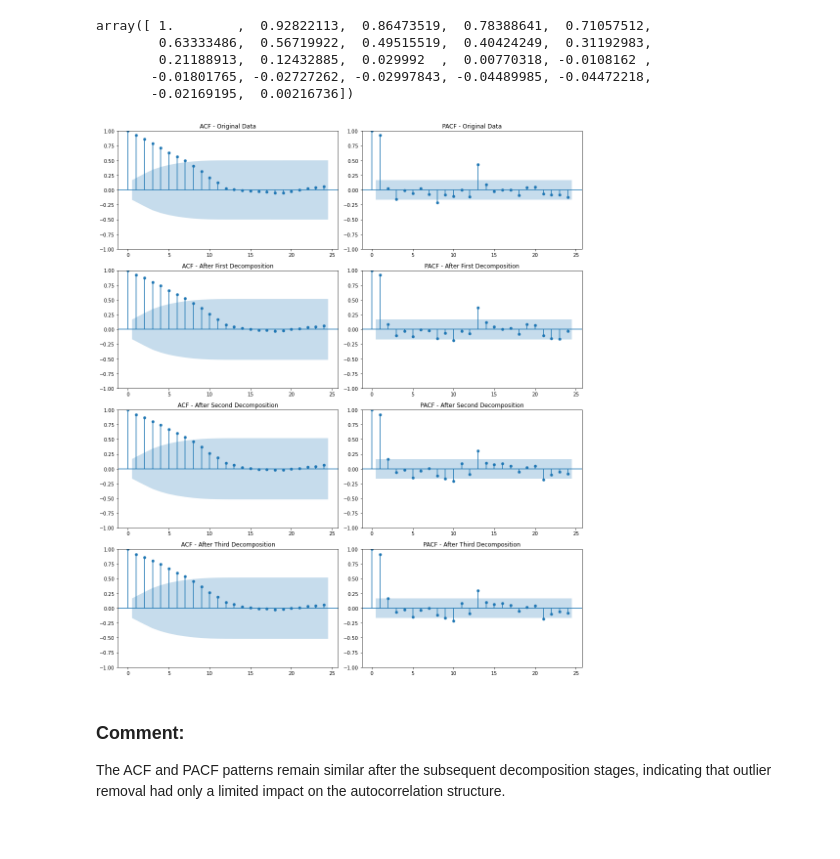
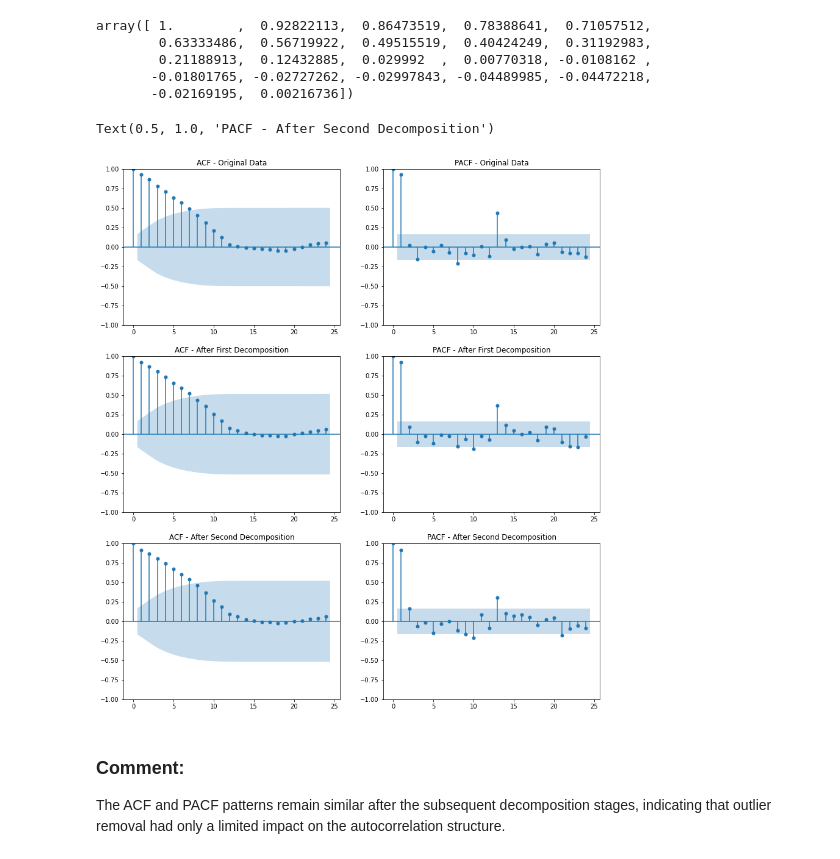
Before and after one commit to EmiliaKowalczyk/Mentoring-program, a Jupyter notebook: Statistics_Algorithms_Practice/task-03-Time_Series_Modeling/Time_Series_Modeling_Practice.ipynb, the cells around one changed output. Drawn from its saved outputs; the diff is of its cells as text; code cells hidden in the pictures.

```diff
--- a/Statistics_Algorithms_Practice/task-03-Time_Series_Modeling/Time_Series_Modeling_Practice.ipynb
+++ b/Statistics_Algorithms_Practice/task-03-Time_Series_Modeling/Time_Series_Modeling_Practice.ipynb
@@ -215,2 +206,0 @@ plt.axhline(upper_3, color='r');
-# %%
-y['is_outlier_3'] = ((residuals_3 < lower_3) | (residuals_3 > upper_3))
@@ -225,3 +206,0 @@ rolling_mean_clean_2 = close_without_outliers_clean_2.rolling(6, min_periods=1).
-# %%
-y['Close_clean_3'] = y['Close_clean_2'].copy()
-y.loc[y['is_outlier_3'], 'Close_clean_3'] = rolling_mean[y['is_outlier_3']]
@@ -253,38 +223,29 @@ train_clean_3 = y['Close_clean_3']
 # %%
-fig, axes = plt.subplots(4, 2, figsize=(14, 16))
+fig, axes = plt.subplots(3, 2, figsize=(14, 16))
 
 # Original
 plot_acf(train, lags=24, ax=axes[0, 0])
 axes[0, 0].set_title("ACF - Original Data")
 
 plot_pacf(train, lags=24, ax=axes[0, 1])
 axes[0, 1].set_title("PACF - Original Data")
 
 # First decomposition
 plot_acf(train_clean_1, lags=24, ax=axes[1, 0])
 axes[1, 0].set_title("ACF - After First Decomposition")
 
 plot_pacf(train_clean_1, lags=24, ax=axes[1, 1])
 axes[1, 1].set_title("PACF - After First Decomposition")
 
 # Second decomposition
 plot_acf(train_clean_2, lags=24, ax=axes[2, 0])
 axes[2, 0].set_title("ACF - After Second Decomposition")
 
 plot_pacf(train_clean_2, lags=24, ax=axes[2, 1])
 axes[2, 1].set_title("PACF - After Second Decomposition")
-
-# Third decomposition
-plot_acf(train_clean_3, lags=24, ax=axes[3, 0])
-axes[3, 0].set_title("ACF - After Third Decomposition")
-
-plot_pacf(train_clean_3, lags=24, ax=axes[3, 1])
-axes[3, 1].set_title("PACF - After Third Decomposition")
-
-plt.tight_layout()
-plt.show()
 # %% [output]
+Text(0.5, 1.0, 'PACF - After Second Decomposition')
-[figure, old version]
+[figure, new version]
 # %% [markdown]
 ### Comment:
 
```
Also changed, not shown: parts of 19 cells of this notebook.
